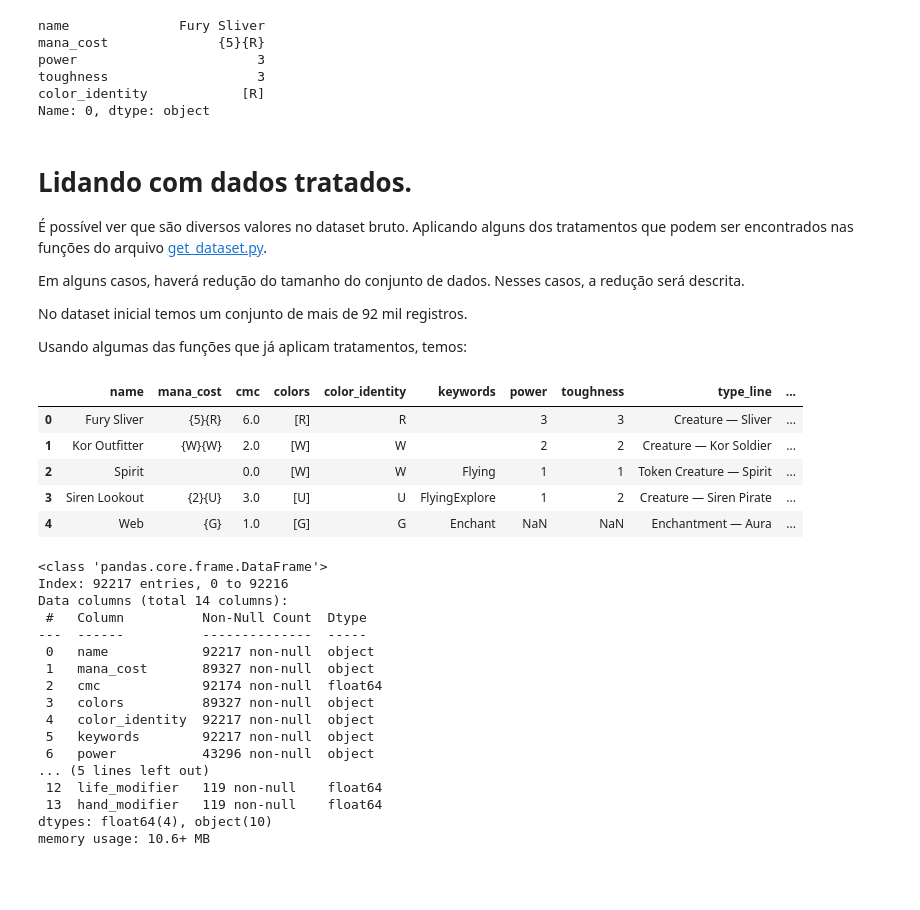
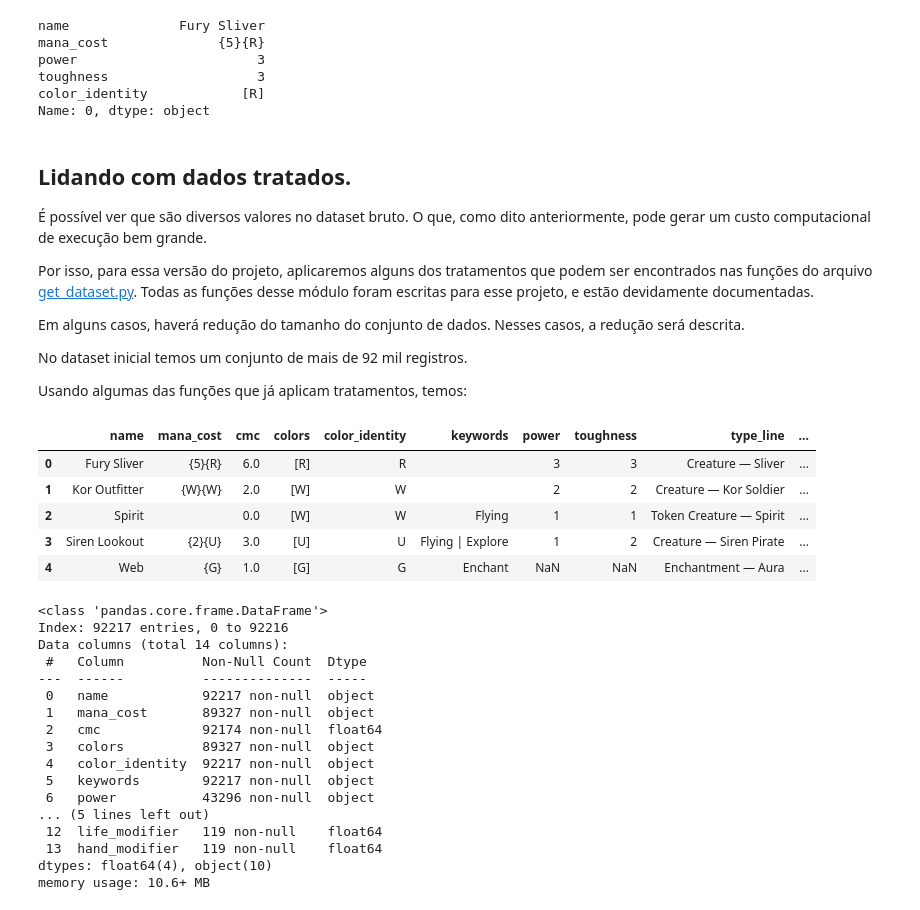
Before and after one commit to brunoopinheiro/ada-data-science-project-ii, a Jupyter notebook: mtg_analysis.ipynb, the cells around one changed output. Saved outputs shown, nothing was run; the diff lists cells and outputs as text; code cells hidden in the pictures; blank space fills up the shorter version.

```diff
--- a/mtg_analysis.ipynb
+++ b/mtg_analysis.ipynb
@@ -61,26 +71,29 @@ toughness                   3
 color_identity            [R]
 Name: 0, dtype: object
 # %% [markdown]
-# Lidando com dados tratados.
-É possível ver que são diversos valores no dataset bruto.
-Aplicando alguns dos tratamentos que podem ser encontrados nas funções do arquivo [get_dataset.py](datasets\get_dataset.py).
+## Lidando com dados tratados.
+É possível ver que são diversos valores no dataset bruto. O que, como dito anteriormente, pode gerar um custo computacional de execução bem grande.
+
+Por isso, para essa versão do projeto, aplicaremos alguns dos tratamentos que podem ser encontrados nas funções do arquivo [get_dataset.py](datasets\get_dataset.py). Todas as funções desse módulo foram escritas para esse projeto, e estão devidamente documentadas.
 
 Em alguns casos, haverá redução do tamanho do conjunto de dados. Nesses casos, a redução será descrita.
 
 No dataset inicial temos um conjunto de mais de 92 mil registros.
 
 Usando algumas das funções que já aplicam tratamentos, temos:
-# %%
-mtg = gd.get_flattened_subset()
-
-(mtg.head())
-# %% [output]
-|  | name | mana_cost | cmc | colors | color_identity | keywords | power | toughness | type_line | ... |
-| 0 | Fury Sliver | {5}{R} | 6.0 | [R] | R |  | 3 | 3 | Creature — Sliver | ... |
-| 1 | Kor Outfitter | {W}{W} | 2.0 | [W] | W |  | 2 | 2 | Creature — Kor Soldier | ... |
-| 2 | Spirit |  | 0.0 | [W] | W | Flying | 1 | 1 | Token Creature — Spirit | ... |
-| 3 | Siren Lookout | {2}{U} | 3.0 | [U] | U | FlyingExplore | 1 | 2 | Creature — Siren Pirate | ... |
-| 4 | Web | {G} | 1.0 | [G] | G | Enchant | NaN | NaN | Enchantment — Aura | ... |
+# %%
+# Reduzindo um pouco as colunas,
+# e aplicando um tratamento simples nos valores que originalmente são listas.
+mtg = gd.get_flattened_subset(concat_char=" | ")
+
+(mtg.head())
+# %% [output]
+|  | name | mana_cost | cmc | colors | color_identity | keywords | power | toughness | type_line | ... |
+| 0 | Fury Sliver | {5}{R} | 6.0 | [R] | R |  | 3 | 3 | Creature — Sliver | ... |
+| 1 | Kor Outfitter | {W}{W} | 2.0 | [W] | W |  | 2 | 2 | Creature — Kor Soldier | ... |
+| 2 | Spirit |  | 0.0 | [W] | W | Flying | 1 | 1 | Token Creature — Spirit | ... |
+| 3 | Siren Lookout | {2}{U} | 3.0 | [U] | U | Flying | Explore | 1 | 2 | Creature — Siren Pirate | ... |
+| 4 | Web | {G} | 1.0 | [G] | G | Enchant | NaN | NaN | Enchantment — Aura | ... |
 # %%
 mtg.info()
 # %% [output]
```
Also changed, not shown: parts of 23 cells of this notebook, 1 other file.
